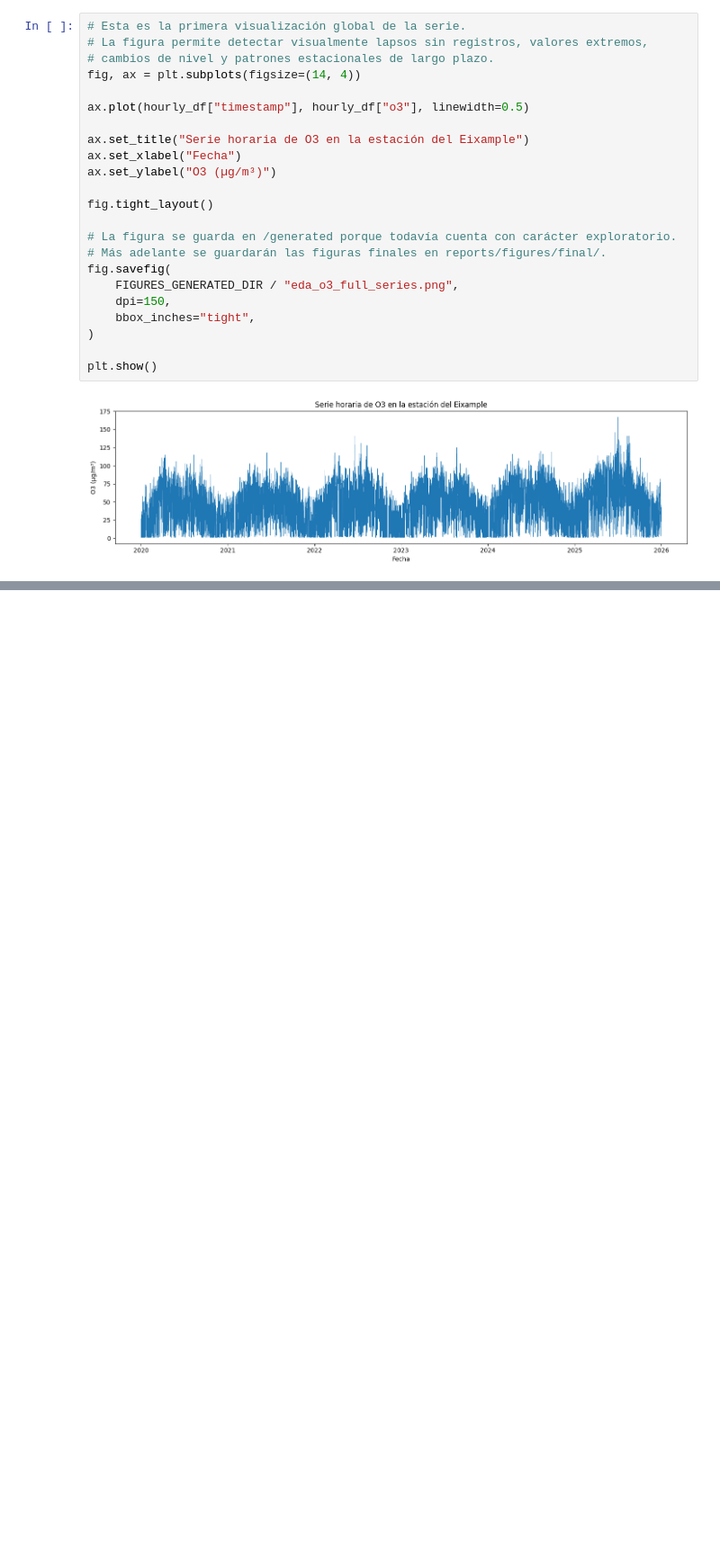
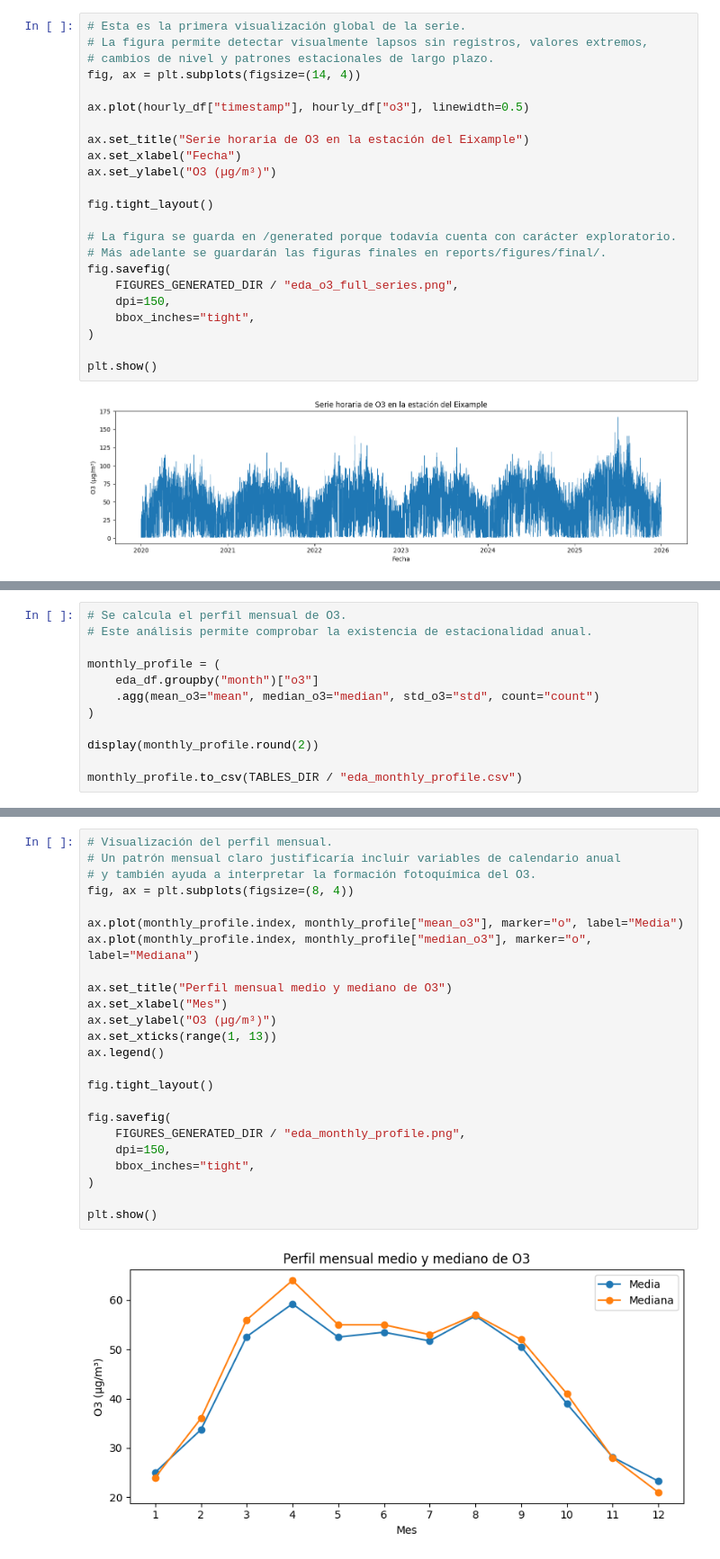
Before and after one commit to hipenation2142/trabajo, a Jupyter notebook: notebooks/01_eda_o3.ipynb, the cells around one changed output, grey strips where cells are left out. Shown at 90% size. Cells and saved outputs as stored; diff of their text form; blank space fills up the shorter version.

```diff
--- a/notebooks/01_eda_o3.ipynb
+++ b/notebooks/01_eda_o3.ipynb
@@ -308,0 +490,12 @@ plt.show()
+# %%
+# Se calcula el perfil mensual de O3.
+# Este análisis permite comprobar la existencia de estacionalidad anual.
+
+monthly_profile = (
+    eda_df.groupby("month")["o3"]
+    .agg(mean_o3="mean", median_o3="median", std_o3="std", count="count")
+)
+
+display(monthly_profile.round(2))
+
+monthly_profile.to_csv(TABLES_DIR / "eda_monthly_profile.csv")
@@ -308,0 +517,26 @@ plt.show()
+# %%
+# Visualización del perfil mensual.
+# Un patrón mensual claro justificaría incluir variables de calendario anual
+# y también ayuda a interpretar la formación fotoquímica del O3.
+fig, ax = plt.subplots(figsize=(8, 4))
+
+ax.plot(monthly_profile.index, monthly_profile["mean_o3"], marker="o", label="Media")
+ax.plot(monthly_profile.index, monthly_profile["median_o3"], marker="o", label="Mediana")
+
+ax.set_title("Perfil mensual medio y mediano de O3")
+ax.set_xlabel("Mes")
+ax.set_ylabel("O3 (µg/m³)")
+ax.set_xticks(range(1, 13))
+ax.legend()
+
+fig.tight_layout()
+
+fig.savefig(
+    FIGURES_GENERATED_DIR / "eda_monthly_profile.png",
+    dpi=150,
+    bbox_inches="tight",
+)
+
+plt.show()
+# %% [output]
+[figure, added]
```
Also changed, not shown: parts of 12 cells of this notebook, 13 other files.
